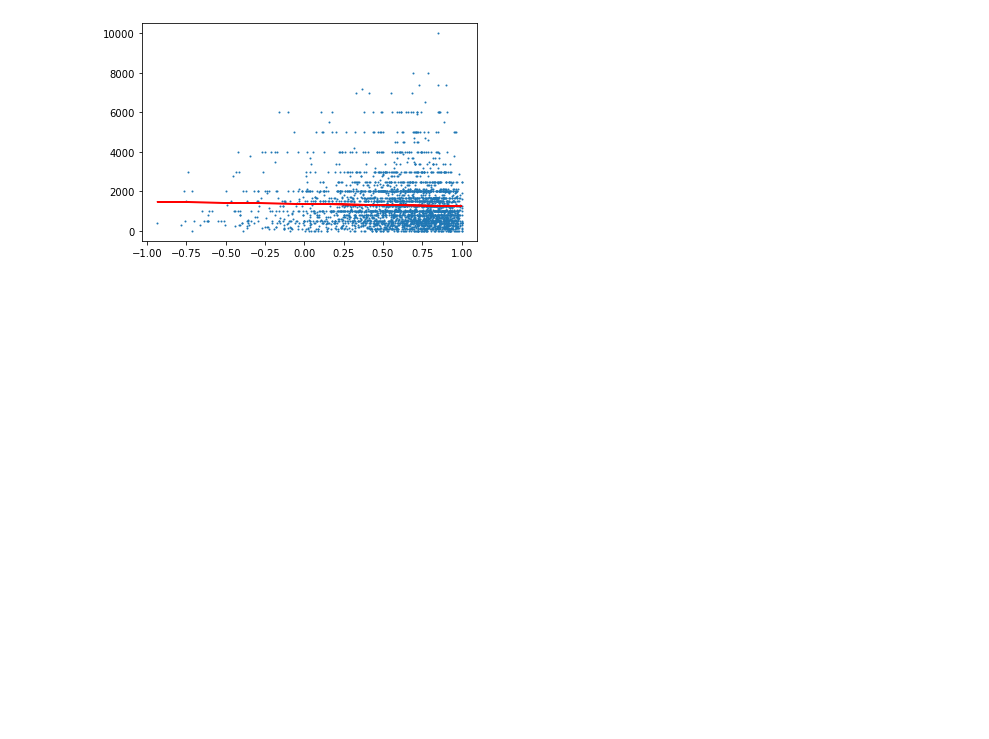
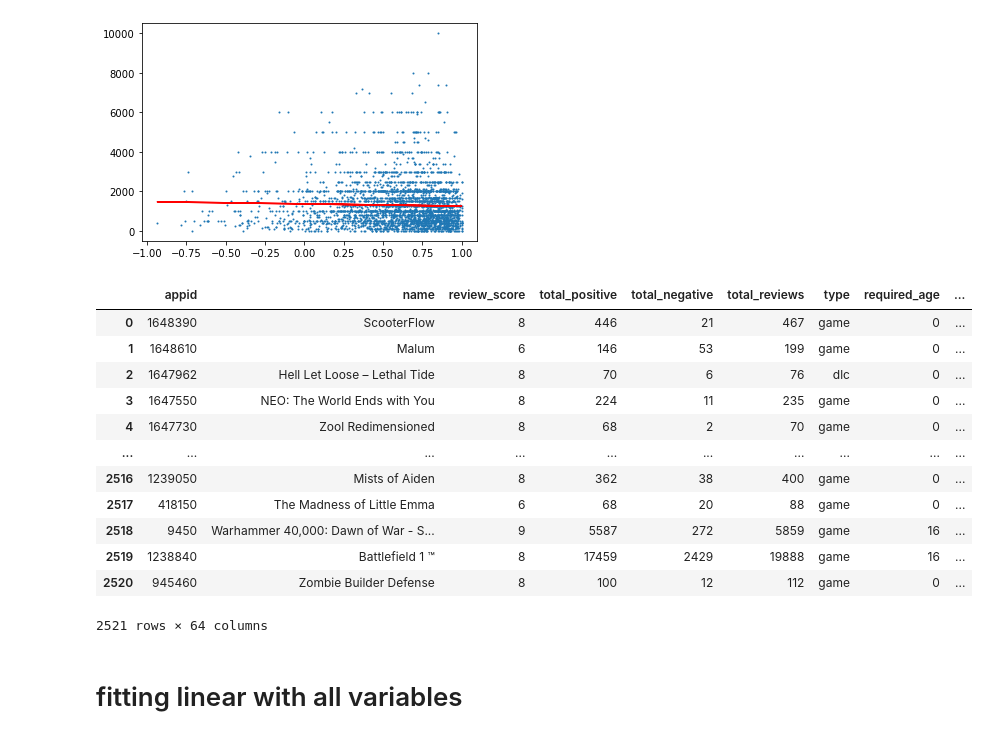
Before and after one commit to emilbreustedt/data-literacy-steam-project, a Jupyter notebook: predictor.ipynb, the cells around one changed output. Cells and saved outputs as stored; diff of their text form; code cells hidden in the pictures; blank space fills up the shorter version.

```diff
--- a/predictor.ipynb
+++ b/predictor.ipynb
@@ -35,3 +35,21 @@ plt.plot(score, m*score+b, color='red')
 -112.08715243636942 1367.2963801127294
 [<matplotlib.lines.Line2D at 0x...>]
 [figure]
+# %%
+df
+# %% [output]
+|  | appid | name | review_score | total_positive | total_negative | total_reviews | type | required_age | ... |
+| 0 | 1648390 | ScooterFlow | 8 | 446 | 21 | 467 | game | 0 | ... |
+| 1 | 1648610 | Malum | 6 | 146 | 53 | 199 | game | 0 | ... |
+| 2 | 1647962 | Hell Let Loose – Lethal Tide | 8 | 70 | 6 | 76 | dlc | 0 | ... |
+| 3 | 1647550 | NEO: The World Ends with You | 8 | 224 | 11 | 235 | game | 0 | ... |
+| 4 | 1647730 | Zool Redimensioned | 8 | 68 | 2 | 70 | game | 0 | ... |
+| ... | ... | ... | ... | ... | ... | ... | ... | ... | ... |
+| 2516 | 1239050 | Mists of Aiden | 8 | 362 | 38 | 400 | game | 0 | ... |
+| 2517 | 418150 | The Madness of Little Emma | 6 | 68 | 20 | 88 | game | 0 | ... |
+| 2518 | 9450 | Warhammer 40,000: Dawn of War - S... | 9 | 5587 | 272 | 5859 | game | 16 | ... |
+| 2519 | 1238840 | Battlefield 1 ™ | 8 | 17459 | 2429 | 19888 | game | 16 | ... |
+| 2520 | 945460 | Zombie Builder Defense | 8 | 100 | 12 | 112 | game | 0 | ... |
+2521 rows × 64 columns
+# %% [markdown]
+# fitting linear with all variables
```
Also changed, not shown: parts of 17 cells of this notebook.
